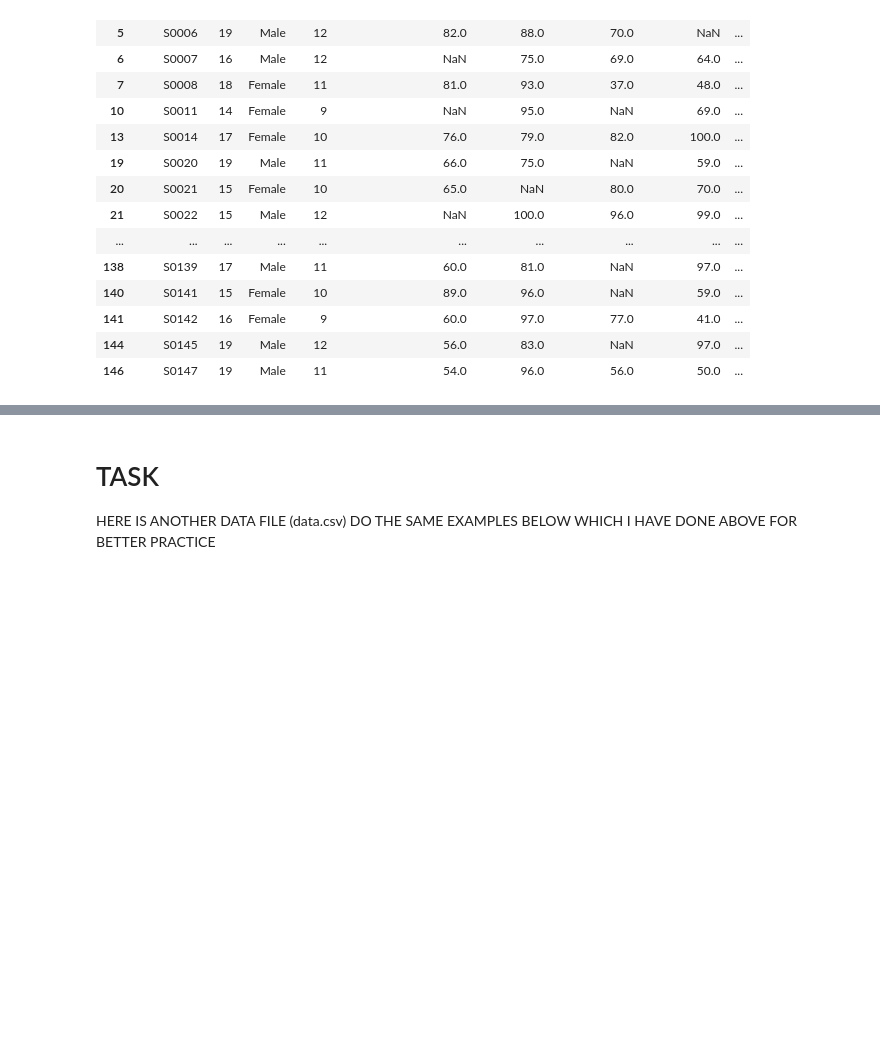
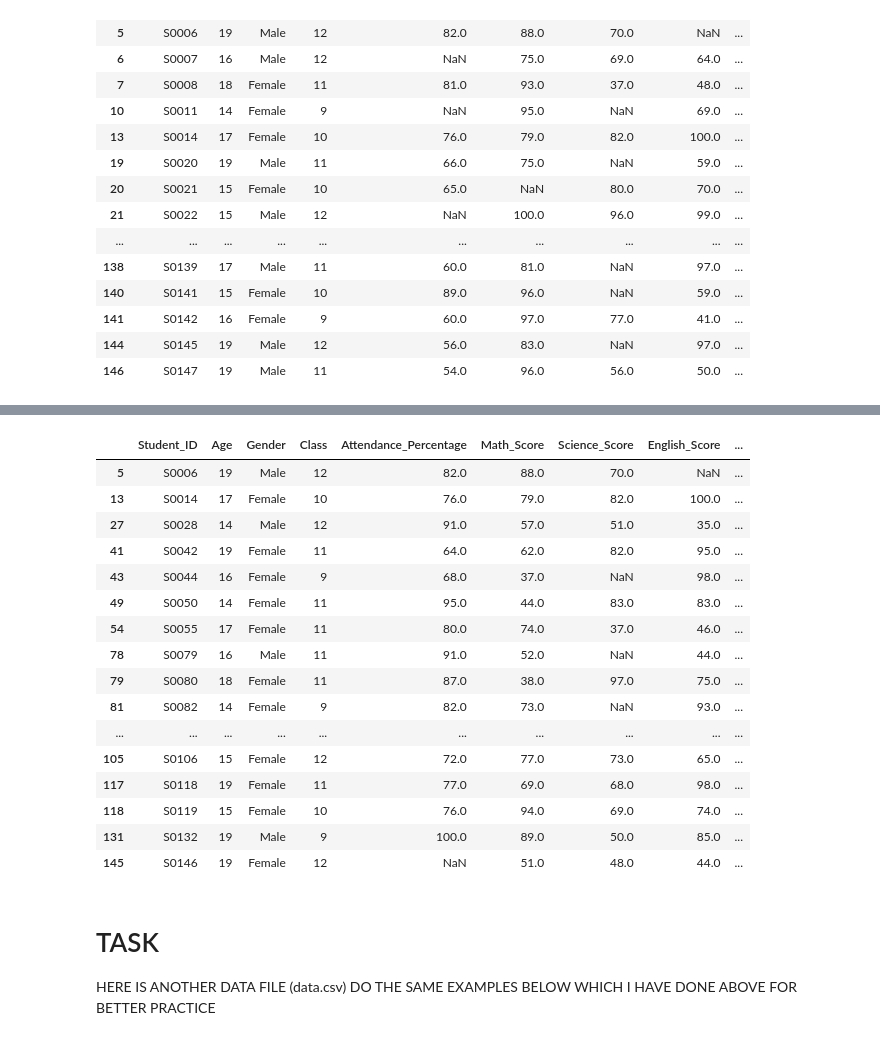
Before and after one commit to Pragnesh-10/Pandas_Notes, a Jupyter notebook: 08_filtering.ipynb, the cells around one changed output, grey strips where cells are left out. Cells and saved outputs as stored; diff of their text form; code cells hidden in the pictures; blank space fills up the shorter version.

```diff
--- a/08_filtering.ipynb
+++ b/08_filtering.ipynb
@@ -190,3 +331,23 @@ df[(df['Math_Score'] >= 75) | (df['Science_Score'] == 80)]
+# %%
+df.drop_duplicates(['Math_Score'], keep=False)
+# %% [output]
+|  | Student_ID | Age | Gender | Class | Attendance_Percentage | Math_Score | Science_Score | English_Score | ... |
+| 5 | S0006 | 19 | Male | 12 | 82.0 | 88.0 | 70.0 | NaN | ... |
+| 13 | S0014 | 17 | Female | 10 | 76.0 | 79.0 | 82.0 | 100.0 | ... |
+| 27 | S0028 | 14 | Male | 12 | 91.0 | 57.0 | 51.0 | 35.0 | ... |
+| 41 | S0042 | 19 | Female | 11 | 64.0 | 62.0 | 82.0 | 95.0 | ... |
+| 43 | S0044 | 16 | Female | 9 | 68.0 | 37.0 | NaN | 98.0 | ... |
+| 49 | S0050 | 14 | Female | 11 | 95.0 | 44.0 | 83.0 | 83.0 | ... |
+| 54 | S0055 | 17 | Female | 11 | 80.0 | 74.0 | 37.0 | 46.0 | ... |
+| 78 | S0079 | 16 | Male | 11 | 91.0 | 52.0 | NaN | 44.0 | ... |
+| 79 | S0080 | 18 | Female | 11 | 87.0 | 38.0 | 97.0 | 75.0 | ... |
+| 81 | S0082 | 14 | Female | 9 | 82.0 | 73.0 | NaN | 93.0 | ... |
+| ... | ... | ... | ... | ... | ... | ... | ... | ... | ... |
+| 105 | S0106 | 15 | Female | 12 | 72.0 | 77.0 | 73.0 | 65.0 | ... |
+| 117 | S0118 | 19 | Female | 11 | 77.0 | 69.0 | 68.0 | 98.0 | ... |
+| 118 | S0119 | 15 | Female | 10 | 76.0 | 94.0 | 69.0 | 74.0 | ... |
+| 131 | S0132 | 19 | Male | 9 | 100.0 | 89.0 | 50.0 | 85.0 | ... |
+| 145 | S0146 | 19 | Female | 12 | NaN | 51.0 | 48.0 | 44.0 | ... |
 # %% [markdown]
 # TASK
 HERE IS ANOTHER DATA FILE (data.csv) DO THE SAME EXAMPLES BELOW WHICH I HAVE DONE ABOVE FOR BETTER PRACTICE
```
Also changed, not shown: parts of 10 cells of this notebook, 1 other file.
